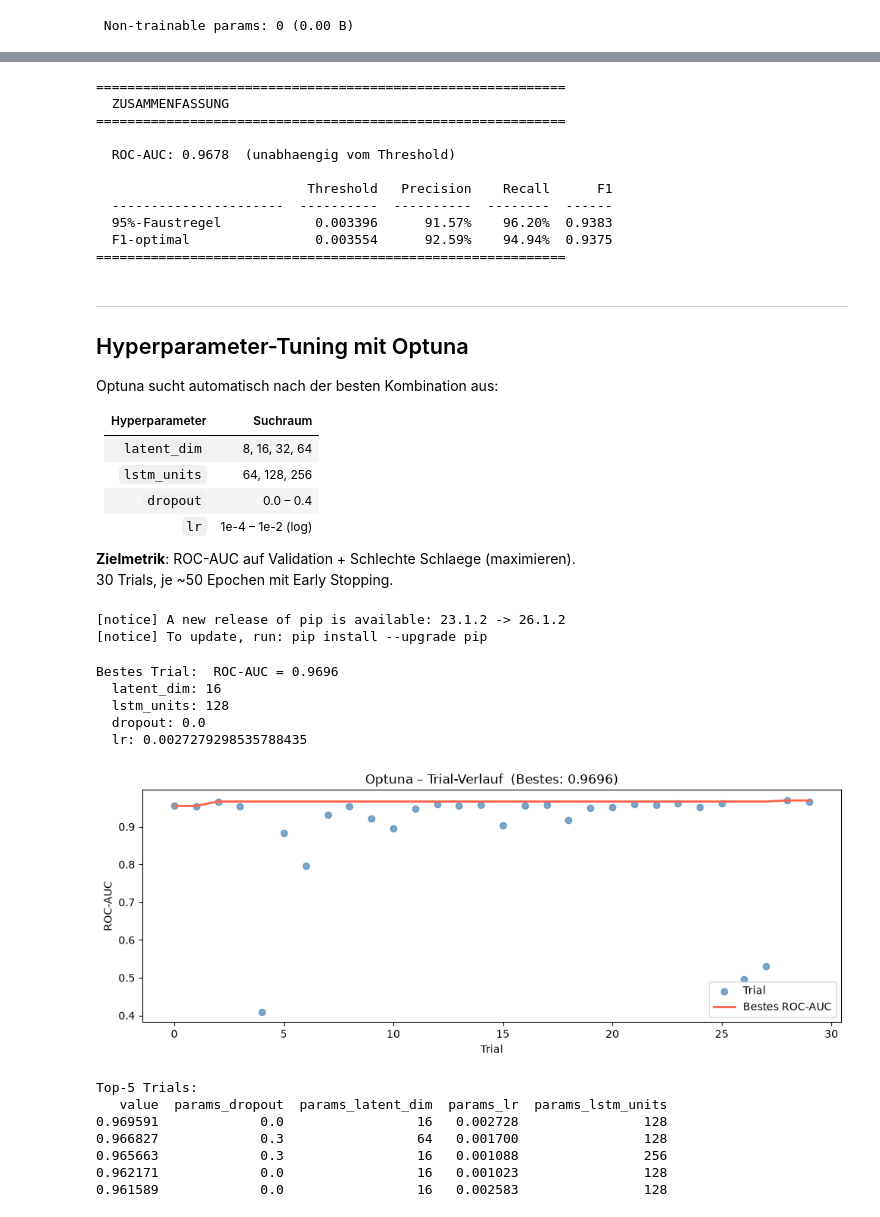
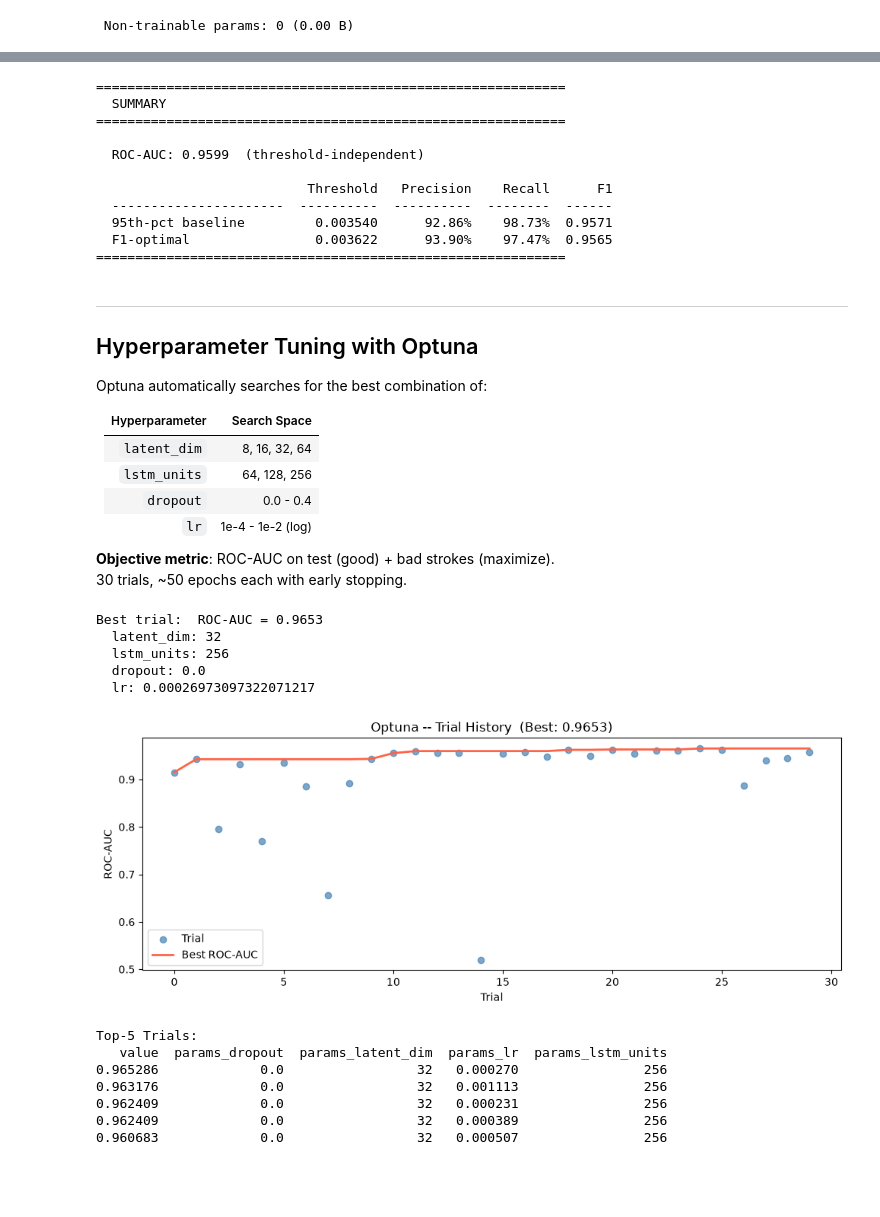
Before and after one commit to clarabri/ML-project, a Jupyter notebook: 3_Model/LSTM Autoencoder.ipynb, the cells around one changed output, grey strips where cells are left out. Saved outputs shown, nothing was run; the diff lists cells and outputs as text; code cells hidden in the pictures; blank space fills up the shorter version.

```diff
--- a/3_Model/LSTM Autoencoder.ipynb
+++ b/3_Model/LSTM Autoencoder.ipynb
@@ -484,54 +488,49 @@ plt.show()
 # %%
 print('=' * 60)
-print('  ZUSAMMENFASSUNG')
+print('  SUMMARY')
 print('=' * 60)
-print(f'\n  ROC-AUC: {auc:.4f}  (unabhaengig vom Threshold)\n')
+print(f'\n  ROC-AUC: {auc:.4f}  (threshold-independent)\n')
 print(f'  {"":22}  {"Threshold":>10}  {"Precision":>10}  {"Recall":>8}  {"F1":>6}')
 print(f'  {"-"*22}  {"-"*10}  {"-"*10}  {"-"*8}  {"-"*6}')
 
-for label, thr in [('95%-Faustregel', threshold), ('F1-optimal', threshold_f1)]:
+for label, thr in [('95th-pct baseline', threshold), ('F1-optimal', threshold_f1)]:
     y_pred = (y_scores > thr).astype(int)
-    rep = classification_report(y_true, y_pred, target_names=['Gut', 'Schlecht'], output_dict=True)
-    p   = rep['Schlecht']['precision']
-    r   = rep['Schlecht']['recall']
-    f1  = rep['Schlecht']['f1-score']
+    rep = classification_report(y_true, y_pred, target_names=['Good', 'Bad'], output_dict=True)
+    p   = rep['Bad']['precision']
+    r   = rep['Bad']['recall']
+    f1  = rep['Bad']['f1-score']
     print(f'  {label:22}  {thr:>10.6f}  {p:>10.2%}  {r:>8.2%}  {f1:>6.4f}')
 
 print('=' * 60)
 # %% [output]
 ============================================================
-  ZUSAMMENFASSUNG
+  SUMMARY
 ============================================================
 
-  ROC-AUC: 0.9678  (unabhaengig vom Threshold)
+  ROC-AUC: 0.9599  (threshold-independent)
 
                            Threshold   Precision    Recall      F1
   ----------------------  ----------  ----------  --------  ------
-  95%-Faustregel            0.003396      91.57%    96.20%  0.9383
-  F1-optimal                0.003554      92.59%    94.94%  0.9375
+  95th-pct baseline         0.003540      92.86%    98.73%  0.9571
+  F1-optimal                0.003622      93.90%    97.47%  0.9565
 ============================================================
 # %% [markdown]
 ---
 
-## Hyperparameter-Tuning mit Optuna
+## Hyperparameter Tuning with Optuna
 
-Optuna sucht automatisch nach der besten Kombination aus:
+Optuna automatically searches for the best combination of:
 
-| Hyperparameter | Suchraum |
+| Hyperparameter | Search Space |
 |---|---|
 | `latent_dim` | 8, 16, 32, 64 |
 | `lstm_units` | 64, 128, 256 |
-| `dropout` | 0.0 – 0.4 |
-| `lr` | 1e-4 – 1e-2 (log) |
+| `dropout` | 0.0 - 0.4 |
+| `lr` | 1e-4 - 1e-2 (log) |
 
-**Zielmetrik**: ROC-AUC auf Validation + Schlechte Schlaege (maximieren).
-30 Trials, je ~50 Epochen mit Early Stopping.
+**Objective metric**: ROC-AUC on test (good) + bad strokes (maximize).
+30 trials, ~50 epochs each with early stopping.
 # %%
-!pip install optuna -q
-
-import optuna
-optuna.logging.set_verbosity(optuna.logging.WARNING)
-
 def objective(trial):
     latent_dim = trial.suggest_categorical('latent_dim', [8, 16, 32, 64])
     lstm_units = trial.suggest_categorical('lstm_units', [64, 128, 256])
@@ -562,50 +561,47 @@ def objective(trial):
     def recon_err(X):
         return np.mean(np.square(X - m.predict(X, verbose=0)), axis=(1, 2))
 
-    y_sc = np.concatenate([recon_err(X_val), recon_err(X_bad_seq)])
-    y_tr = np.array([0] * len(X_val) + [1] * len(X_bad_seq))
+    y_sc = np.concatenate([recon_err(X_test_good), recon_err(X_bad_seq)])
+    y_tr = np.array([0] * len(X_test_good) + [1] * len(X_bad_seq))
     return roc_auc_score(y_tr, y_sc)
 
 study = optuna.create_study(direction='maximize')
 study.optimize(objective, n_trials=30, show_progress_bar=True)
 
-print(f'\nBestes Trial:  ROC-AUC = {study.best_value:.4f}')
+print(f'\nBest trial:  ROC-AUC = {study.best_value:.4f}')
 for k, v in study.best_params.items():
     print(f'  {k}: {v}')
 # %% [output]
-[notice] A new release of pip is available: 23.1.2 -> 26.1.2
-[notice] To update, run: pip install --upgrade pip
+Best trial:  ROC-AUC = 0.9653
+  latent_dim: 32
+  lstm_units: 256
+  dropout: 0.0
+  lr: 0.00026973097322071217
-Bestes Trial:  ROC-AUC = 0.9696
-  latent_dim: 16
-  lstm_units: 128
-  dropout: 0.0
-  lr: 0.0027279298535788435
 # %%
-# Trial-Verlauf visualisieren
 trials_df = study.trials_dataframe()
 
 fig, ax = plt.subplots(figsize=(10, 4))
 ax.scatter(trials_df.index, trials_df['value'], alpha=0.7, color='steelblue', label='Trial')
-ax.plot(trials_df.index, trials_df['value'].cummax(), color='tomato', linewidth=2, label='Bestes ROC-AUC')
+ax.plot(trials_df.index, trials_df['value'].cummax(), color='tomato', linewidth=2, label='Best ROC-AUC')
 ax.set_xlabel('Trial')
 ax.set_ylabel('ROC-AUC')
-ax.set_title(f'Optuna – Trial-Verlauf  (Bestes: {study.best_value:.4f})')
+ax.set_title(f'Optuna -- Trial History  (Best: {study.best_value:.4f})')
 ax.legend()
 plt.tight_layout()
 plt.show()
 
 print('\nTop-5 Trials:')
 print(trials_df[['value'] + [c for c in trials_df.columns if c.startswith('params_')]]
       .sort_values('value', ascending=False)
       .head(5)
       .to_string(index=False))
 # %% [output]
-[figure, old version]
+[figure, new version]
 Top-5 Trials:
    value  params_dropout  params_latent_dim  params_lr  params_lstm_units
-0.969591             0.0                 16   0.002728                128
-0.966827             0.3                 64   0.001700                128
-0.965663             0.3                 16   0.001088                256
-0.962171             0.0                 16   0.001023                128
-0.961589             0.0                 16   0.002583                128
+0.965286             0.0                 32   0.000270                256
+0.963176             0.0                 32   0.001113                256
+0.962409             0.0                 32   0.000231                256
+0.962409             0.0                 32   0.000389                256
+0.960683             0.0                 32   0.000507                256
 # %%
```
Also changed, not shown: parts of 24 cells of this notebook, 3 other files.
